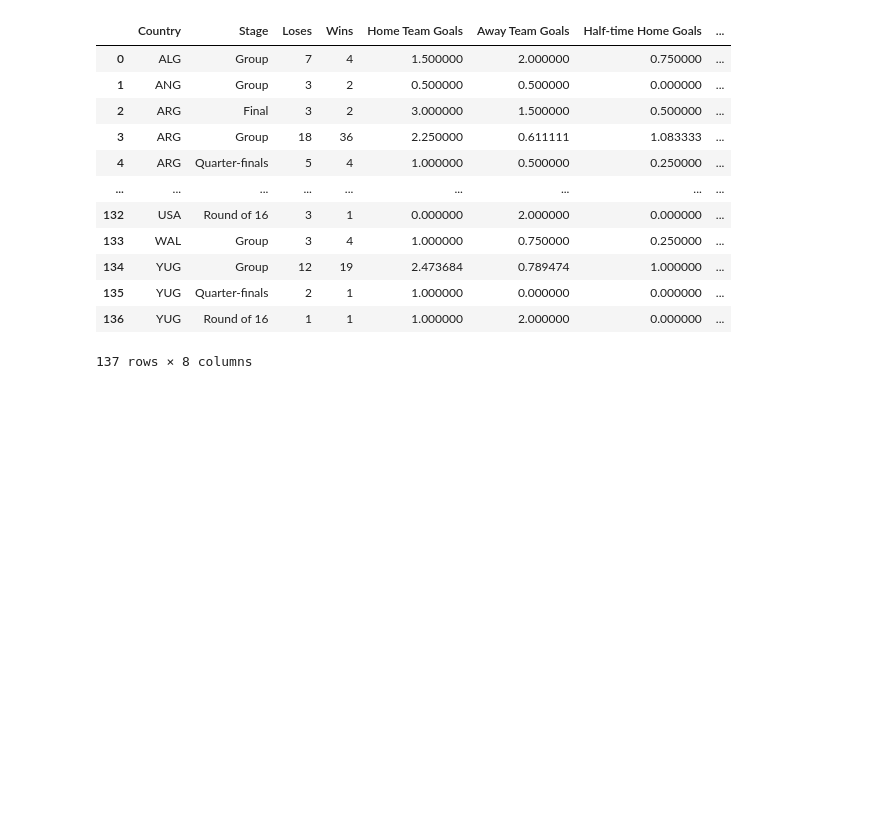
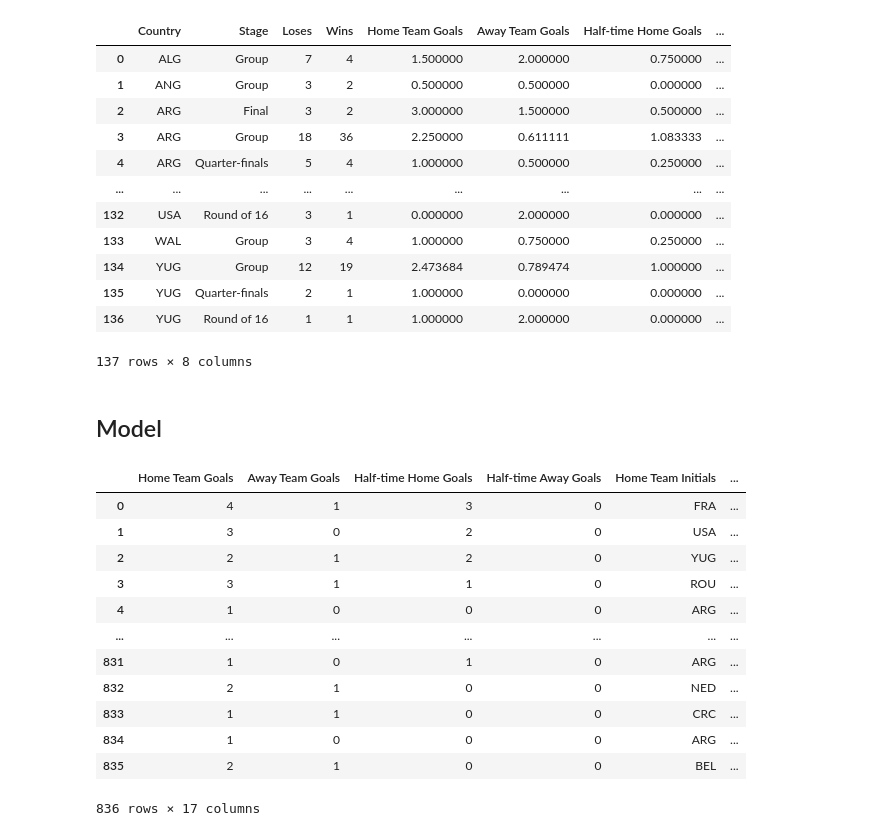
Before and after one commit to crestr25/Data-Projects, a Jupyter notebook: World Cup/World Cup.ipynb, the cells around one changed output. Cells and saved outputs as stored; diff of their text form; code cells hidden in the pictures; blank space fills up the shorter version.

Commit message:
pre modelamiento

```diff
--- a/World Cup/World Cup.ipynb
+++ b/World Cup/World Cup.ipynb
@@ -31,15 +47,17 @@ data_matches.drop_duplicates(inplace=True)
 # %%
 # Drop some columns by eye
 data_matches.drop(['Referee', 'Assistant 1', 'Assistant 2', 'RoundID', 'MatchID', 'Attendance', 'Stadium', 'City', 'Datetime'], axis=1, inplace=True)
+# %%
+data_matches_model = data_matches.copy()
 # %%
 # Functions that will help cleaning the dataset
-def get_winner(df):
+def get_winner(df, cat=False):
     """
     Get the winner from the dataset based on goals
     """
     if df['Home Team Goals'] > df['Away Team Goals']:
-        return df['Home Team Initials']
-    return df['Away Team Initials']
+        return df['Home Team Initials'] if not cat else 1
+    return df['Away Team Initials'] if not cat else 0
 
 def get_loser(df):
     """
@@ -94,3 +112,26 @@ data_matches_final
 | 135 | YUG | Quarter-finals | 2 | 1 | 1.000000 | 0.000000 | 0.000000 | ... |
 | 136 | YUG | Round of 16 | 1 | 1 | 1.000000 | 2.000000 | 0.000000 | ... |
 137 rows × 8 columns
+# %% [markdown]
+## Model
+# %%
+data_matches_model.drop(["Year", "Home Team Name", "Win conditions", "Away Team Name"], inplace=True, axis=1)
+# %%
+data_matches_model['Winner Team'] = data_matches_model.apply(lambda row: get_winner(row, cat=True), axis=1)
+data_matches_model['Stage'] = data_matches_model.apply(lambda row: clean_stage(row), axis=1)
+# %%
+pd.get_dummies(data_matches_model, columns=["Stage"],prefix=["Stage_"])
+# %% [output]
+|  | Home Team Goals | Away Team Goals | Half-time Home Goals | Half-time Away Goals | Home Team Initials | ... |
+| 0 | 4 | 1 | 3 | 0 | FRA | ... |
+| 1 | 3 | 0 | 2 | 0 | USA | ... |
+| 2 | 2 | 1 | 2 | 0 | YUG | ... |
+| 3 | 3 | 1 | 1 | 0 | ROU | ... |
+| 4 | 1 | 0 | 0 | 0 | ARG | ... |
+| ... | ... | ... | ... | ... | ... | ... |
+| 831 | 1 | 0 | 1 | 0 | ARG | ... |
+| 832 | 2 | 1 | 0 | 0 | NED | ... |
+| 833 | 1 | 1 | 0 | 0 | CRC | ... |
+| 834 | 1 | 0 | 0 | 0 | ARG | ... |
+| 835 | 2 | 1 | 0 | 0 | BEL | ... |
+836 rows × 17 columns
```
Also changed, not shown: parts of 1 cell of this notebook.
